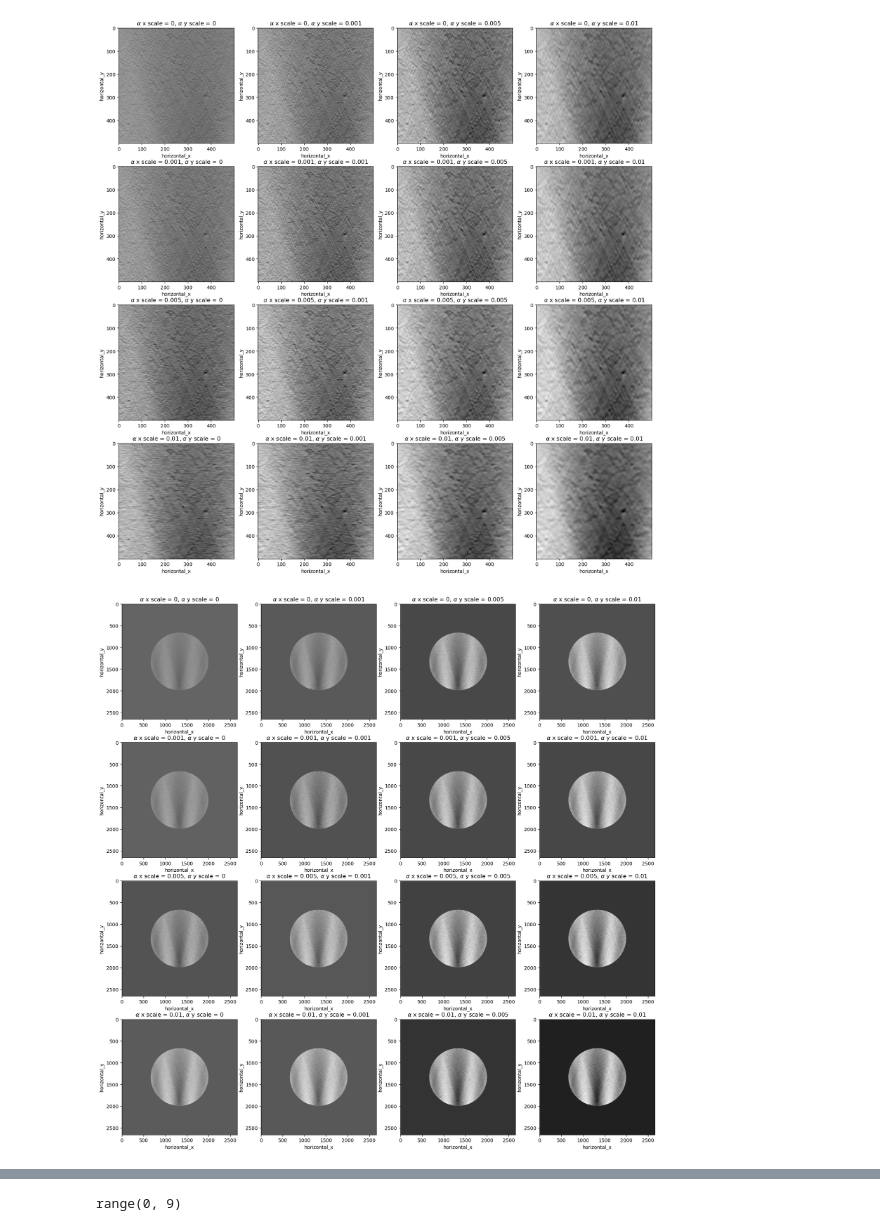
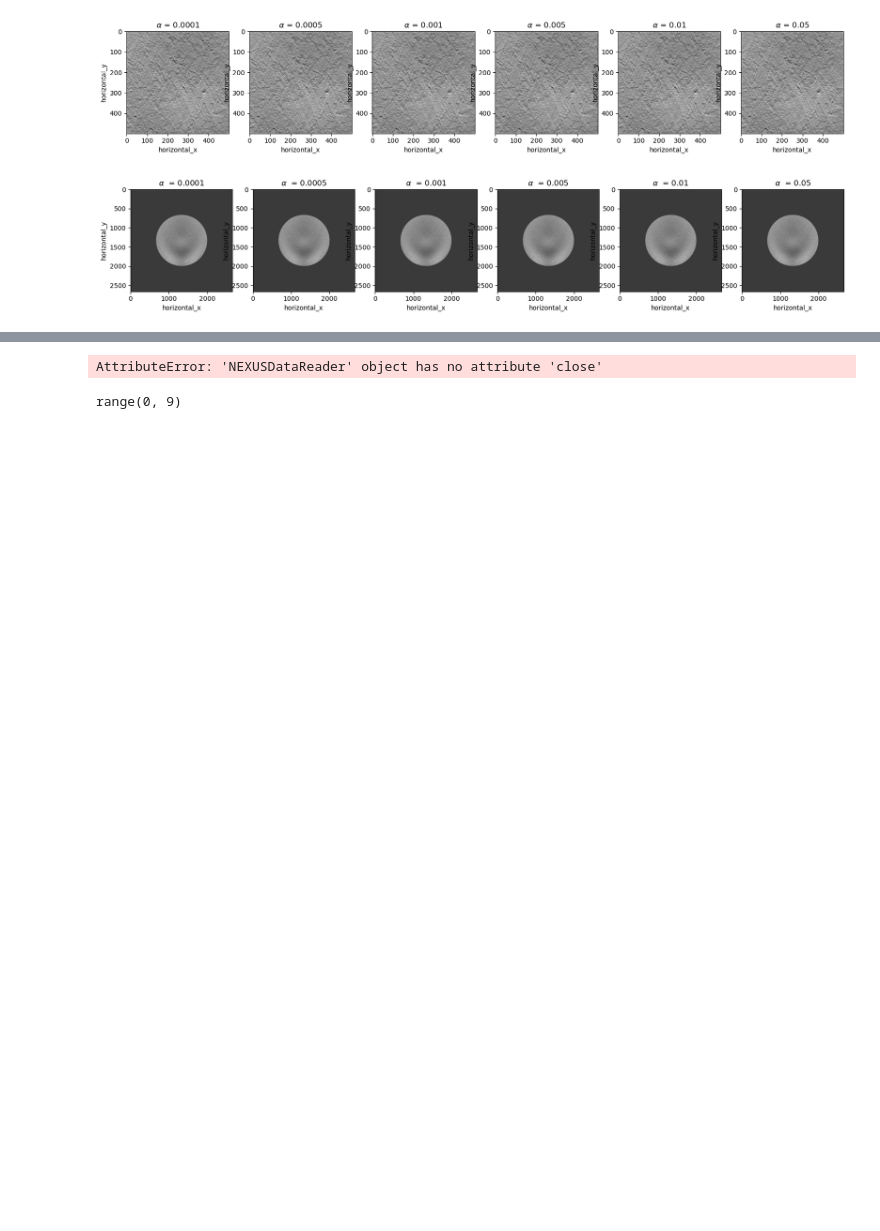
Before and after one commit to TomographicImaging/CCPi-Users-ESRF, a Jupyter notebook: wedgescan_read.ipynb, the cells around one changed output, grey strips where cells are left out. Saved outputs shown, nothing was run; the diff lists cells and outputs as text; code cells hidden in the pictures; blank space fills up the shorter version.

```diff
--- a/wedgescan_read.ipynb
+++ b/wedgescan_read.ipynb
@@ -14,39 +14,39 @@ import matplotlib.pyplot as plt
 from tomopy.prep.phase import retrieve_phase
 from cil.io import NEXUSDataWriter, NEXUSDataReader
 # %%
-fig, axs = plt.subplots(4,4, figsize=(20,20))
-fig2, axs2 = plt.subplots(4,4, figsize=(20,20))
-fig3, axs3 = plt.subplots(4,4, figsize=(20,20))
+fig, axs = plt.subplots(1,6, figsize=(20,5))
+fig2, axs2 = plt.subplots(1,6, figsize=(20,5))
+fig3, axs3 = plt.subplots(1,6, figsize=(20,5))
 scale_xs = [0, 0.001, 0.005, 0.01]
 scale_ys = [0, 0.001, 0.005, 0.01]
 i=0
-j=0
-for scale_x in scale_xs:
-    for scale_y in scale_ys:
-        file_name='reco_alpha_x_loop'+str(i)+'_y_loop_'+str(j)+'.nxs'
-        reader = NEXUSDataReader()
-        reader.set_up(file_name=file_name)
-        reco = reader.read()
 
-        axs[i,j].imshow(reco.array[1000:1500,1000:1500], cmap='gray')
-        axs[i,j].set_title(r'$\alpha$ x scale = ' + str(scale_x) + r', $\alpha$ y scale = ' + str(scale_y))
-        axs[i,j].set_xlabel('horizontal_x')
-        axs[i,j].set_ylabel('horizontal_y')
+alphas = [0.0001, 0.0005, 0.001, 0.005, 0.01, 0.05]
+for alpha in alphas:
 
-        axs2[i,j].imshow(reco.array, cmap='gray')
-        axs2[i,j].set_title(r'$\alpha$ x scale = ' + str(scale_x) + r', $\alpha$ y scale = ' + str(scale_y))
-        axs2[i,j].set_xlabel('horizontal_x')
-        axs2[i,j].set_ylabel('horizontal_y')
+    file_name='reco_alpha_x_loop_'+str(i)+'.nxs'
+    reader = NEXUSDataReader()
+    reader.set_up(file_name=file_name)
+    reco = reader.read()
 
-        file_name = 'obj_alpha_x_loop'+str(i)+'_y_loop_'+str(j)+'.npy'
-        objective = np.load(file_name)
-        axs3[i,j].plot(np.arange(5,len(objective))*10, objective[5:len(objective)])
-        axs3[i,j].set_title(r'$\alpha$ x scale = ' + str(scale_x) + str(scale_x) + r', $\alpha$ y scale = ' + str(scale_y))
-        axs3[i,j].set_xlabel('Primal objective')
-        axs3[i,j].set_ylabel('Iterations')
-        j=j+1
-    j=0
+    axs[i].imshow(reco.array[1000:1500,1000:1500], cmap='gray')
+    axs[i].set_title(r'$\alpha$ = ' + str(alpha) )
+    axs[i].set_xlabel('horizontal_x')
+    axs[i].set_ylabel('horizontal_y')
+
+    axs2[i].imshow(reco.array, cmap='gray')
+    axs2[i].set_title(r'$\alpha$  = ' + str(alpha) )
+    axs2[i].set_xlabel('horizontal_x')
+    axs2[i].set_ylabel('horizontal_y')
+
+    file_name = 'obj_alpha_x_loop_'+str(i)+'.npy'
+    objective = np.load(file_name)
+    axs3[i].plot(np.arange(5,len(objective))*10, objective[5:len(objective)])
+    axs3[i].set_title(r'$\alpha$ = ' + str(alpha))
+    axs3[i].set_xlabel('Primal objective')
+    axs3[i].set_ylabel('Iterations')
+
     i=i+1
 # %% [output]
-[figure, old version]
+[figure, new version]
-[figure, old version]
+[figure, new version]
@@ -54,3 +54,23 @@ for scale_x in scale_xs:
+# %%
+file_name='reco_alpha_x_loop_0.nxs'
+reader = NEXUSDataReader()
+reader.set_up(file_name=file_name)
+reco_0 = reader.read()
+
+file_name='reco_alpha_x_loop_1.nxs'
+reader = NEXUSDataReader()
+reader.set_up(file_name=file_name)
+reco_1 = reader.read()
+
+file_name='reco_alpha_x_loop_2.nxs'
+reader = NEXUSDataReader()
+reader.set_up(file_name=file_name)
+reco_2 = reader.read()
+
+show2D(reco_1.array[1000:1500,1000:1500])
+# reco_1.array-reco_0.array
+# %% [output]
+AttributeError: 'NEXUSDataReader' object has no attribute 'close'
 # %%
 angles = range(9)
 angles
```
Also changed, not shown: parts of 1 cell of this notebook, 1 other file.
